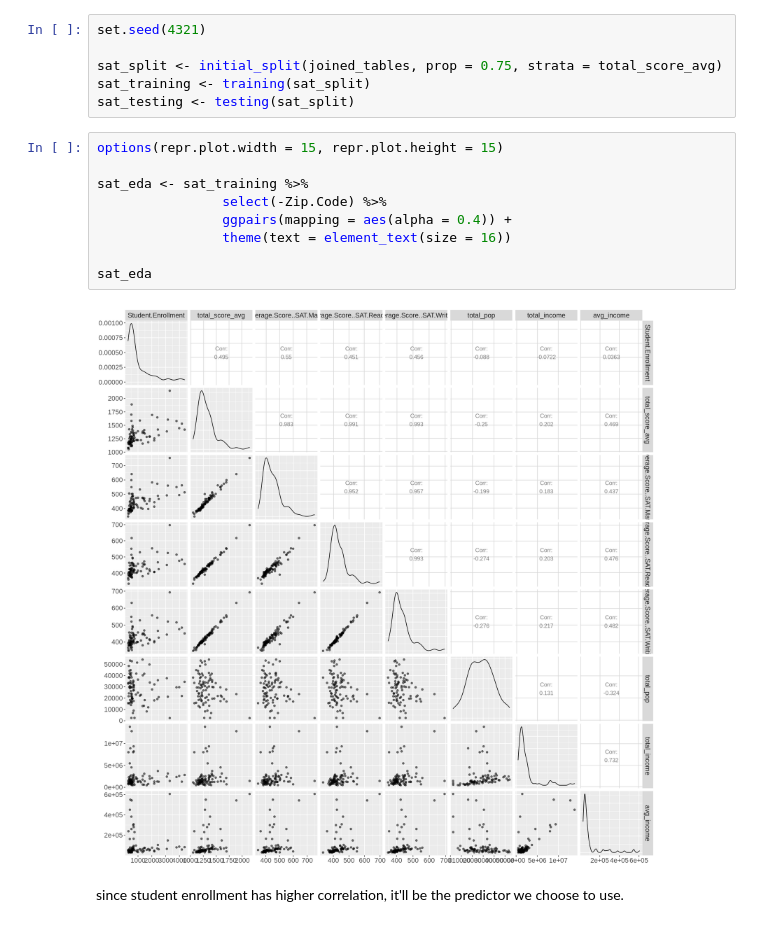
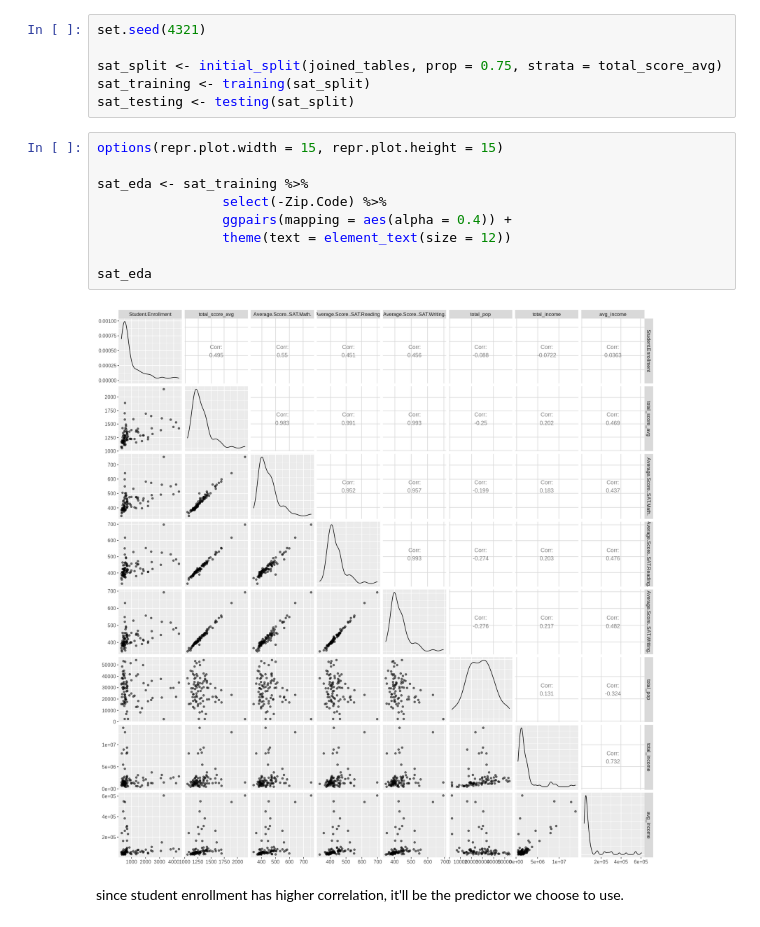
Before and after one commit to emi31770/DSCI-Project, a Jupyter notebook: Project.ipynb, the cells around one changed output. Drawn from its saved outputs; the diff is of its cells as text.

```diff
--- a/Project.ipynb
+++ b/Project.ipynb
@@ -122,13 +143,13 @@ sat_testing <- testing(sat_split)
 # %%
 options(repr.plot.width = 15, repr.plot.height = 15)
 
 sat_eda <- sat_training %>%
                 select(-Zip.Code) %>%
                 ggpairs(mapping = aes(alpha = 0.4)) +
-                theme(text = element_text(size = 16))
+                theme(text = element_text(size = 12))
 
 sat_eda
 # %% [output]
-[figure, old version]
+[figure, new version]
 # %% [markdown]
 since student enrollment has higher correlation, it'll be the predictor we choose to use.
```
Also changed, not shown: parts of 10 cells of this notebook, 3 other files.
